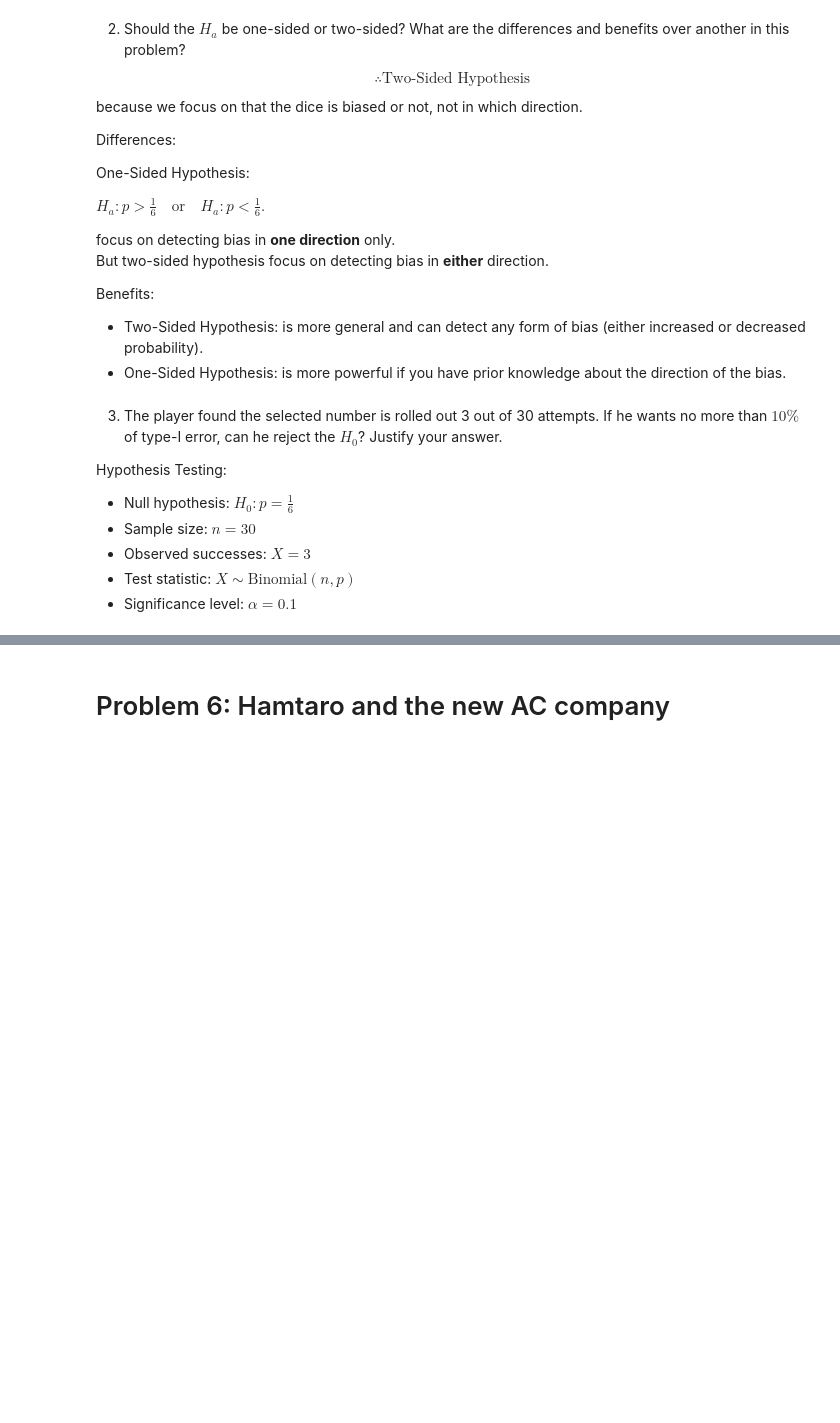
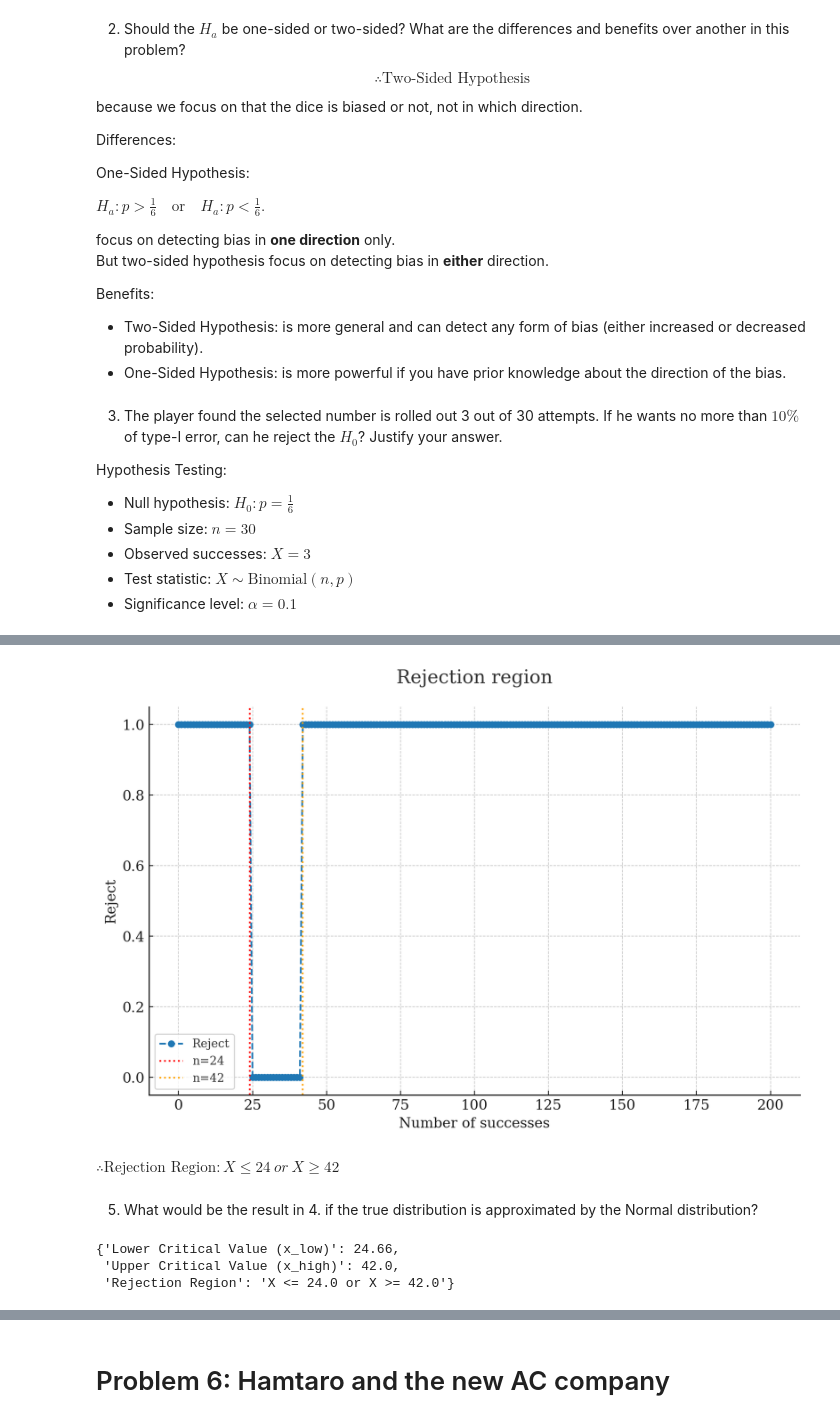
Before and after one commit to pupipatsk/Comp-Eng-Math-II, a Jupyter notebook: assignment/10-Statistical Testing/Assignment-10.ipynb, the cells around one changed output, grey strips where cells are left out. Drawn from its saved outputs; the diff is of its cells as text; code cells hidden in the pictures; blank space fills up the shorter version.

```diff
--- a/assignment/10-Statistical Testing/Assignment-10.ipynb
+++ b/assignment/10-Statistical Testing/Assignment-10.ipynb
@@ -242,4 +373,9 @@ plt.show()
 # %%
-# df = pd.DataFrame({'x': x, 'y': y})
-# df['y_cumsum'] = df['y'].cumsum()
-# df['1-y_cumsum'] = 1-df['y_cumsum']
+df = pd.DataFrame({'x': x, 'y': y})
+df['y_cumsum_fromleft'] = df['y'].cumsum()
+df['y_cumsum_fromright'] = (1-df['y'].cumsum())
+
+# filter the rejection region
+df['reject'] = (df['y_cumsum_fromleft'] <= 0.05) | (df['y_cumsum_fromright'] <= 0.05)
+
+df.round(2)
@@ -360,0 +396,49 @@ p_{\text{bias}} \approx 0.13645.
+# %%
+# plot reject
+plt.plot(df['x'], df['reject'], 'o--', label='Reject')
+plt.axvline(x=24, color='r', linestyle='dotted', label='n=24')
+plt.axvline(x=42, color='orange', linestyle='dotted', label='n=42')
+plt.xlabel('Number of successes')
+plt.ylabel('Reject')
+plt.title('Rejection region')
+plt.legend()
+plt.show()
+# %% [output]
+[figure, added]
+# %% [markdown]
+$\therefore \text{Rejection Region}: X\leq24\ or\ X\geq42$
+# %% [markdown]
+5. What would be the result in 4. if the true distribution is approximated by the Normal distribution?
+# %%
+from scipy.stats import norm
+
+# Parameters
+n = 200  # number of trials
+p_null = 1 / 6  # null hypothesis probability
+alpha = 0.10  # significance level
+
+# Mean and standard deviation under H0 for the Normal approximation
+mean = n * p_null
+std_dev = (n * p_null * (1 - p_null)) ** 0.5
+
+# Two-tailed test: split alpha equally between the two tails
+alpha_half = alpha / 2
+
+# Critical z-scores for two-tailed test
+z_critical_low = norm.ppf(alpha_half)
+z_critical_high = norm.ppf(1 - alpha_half)
+
+# Convert z-scores to X values (Normal approximation to Binomial)
+x_low = mean + z_critical_low * std_dev
+x_high = mean + z_critical_high * std_dev
+
+# Output rejection region
+{
+    "Lower Critical Value (x_low)": (round(x_low, 2)),
+    "Upper Critical Value (x_high)": (round(x_high, 2)),
+    "Rejection Region": f"X <= {np.floor(round(x_low, 2))} or X >= {np.ceil(round(x_high, 2))}"
+}
+# %% [output]
+{'Lower Critical Value (x_low)': 24.66,
+ 'Upper Critical Value (x_high)': 42.0,
+ 'Rejection Region': 'X <= 24.0 or X >= 42.0'}
```
Also changed, not shown: parts of 21 cells of this notebook.
